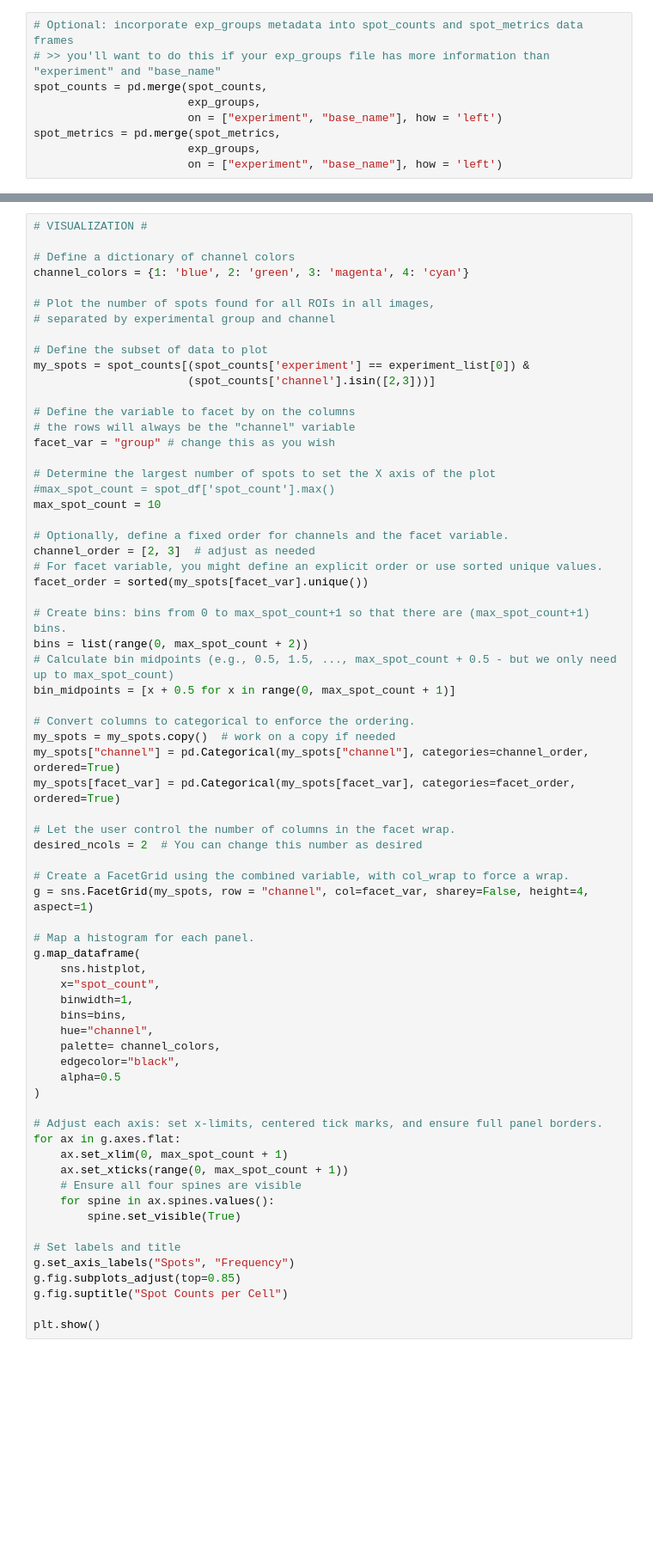
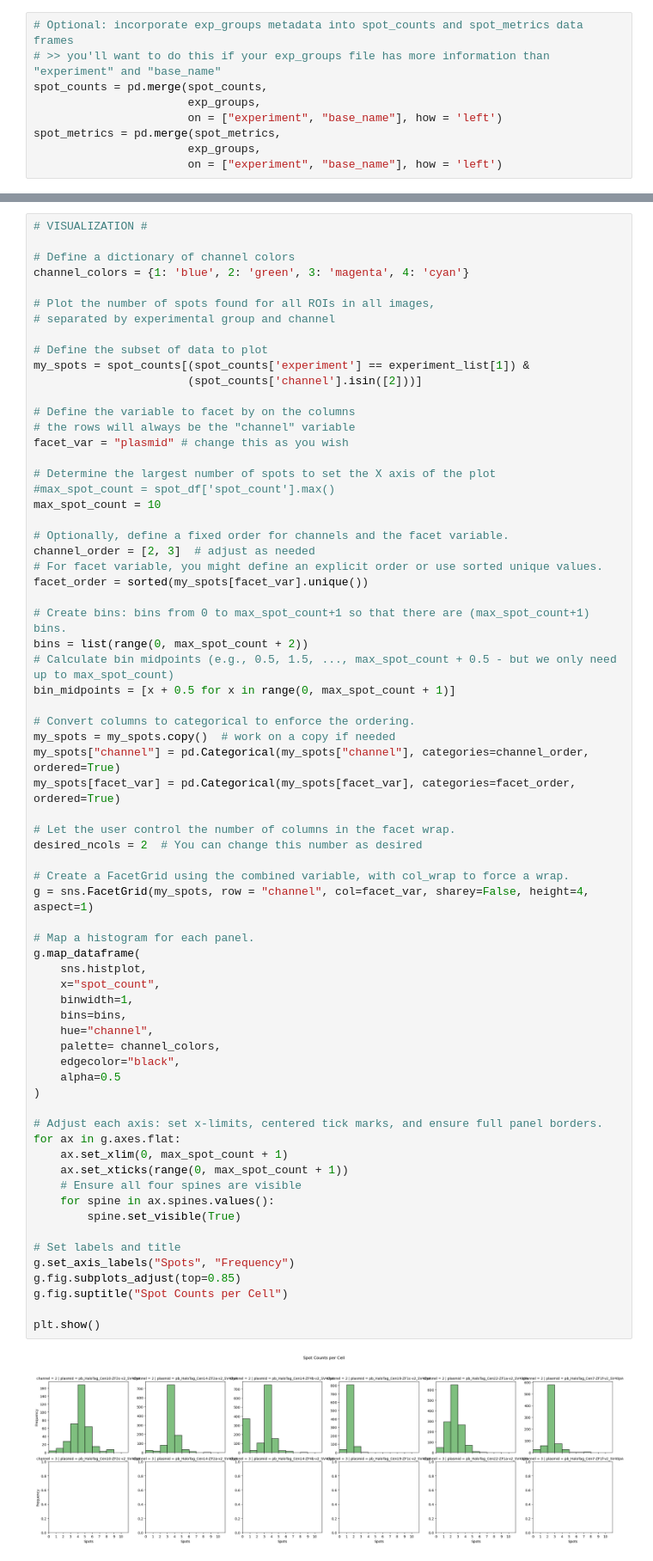
Before and after one commit to timotheelionnet/python_image-analysis, a Jupyter notebook: notebooks/spot-findr.ipynb, the cells around one changed output, grey strips where cells are left out. Shown at 86% size. Drawn from its saved outputs; the diff is of its cells as text; blank space fills up the shorter version.

```diff
--- a/notebooks/spot-findr.ipynb
+++ b/notebooks/spot-findr.ipynb
@@ -554,12 +561,12 @@ channel_colors = {1: 'blue', 2: 'green', 3: 'magenta', 4: 'cyan'}
 # separated by experimental group and channel
 
 # Define the subset of data to plot
-my_spots = spot_counts[(spot_counts['experiment'] == experiment_list[0]) &
-                       (spot_counts['channel'].isin([2,3]))]
+my_spots = spot_counts[(spot_counts['experiment'] == experiment_list[1]) &
+                       (spot_counts['channel'].isin([2]))]
 
 # Define the variable to facet by on the columns
 # the rows will always be the "channel" variable
-facet_var = "group" # change this as you wish
+facet_var = "plasmid" # change this as you wish
 
 # Determine the largest number of spots to set the X axis of the plot
 #max_spot_count = spot_df['spot_count'].max()
@@ -585,30 +592,32 @@ desired_ncols = 2  # You can change this number as desired
 
 # Create a FacetGrid using the combined variable, with col_wrap to force a wrap.
 g = sns.FacetGrid(my_spots, row = "channel", col=facet_var, sharey=False, height=4, aspect=1)
 
 # Map a histogram for each panel.
 g.map_dataframe(
     sns.histplot,
     x="spot_count",
     binwidth=1,
     bins=bins,
     hue="channel",
     palette= channel_colors,
     edgecolor="black",
     alpha=0.5
 )
 
 # Adjust each axis: set x-limits, centered tick marks, and ensure full panel borders.
 for ax in g.axes.flat:
     ax.set_xlim(0, max_spot_count + 1)
     ax.set_xticks(range(0, max_spot_count + 1))
     # Ensure all four spines are visible
     for spine in ax.spines.values():
         spine.set_visible(True)
 
 # Set labels and title
 g.set_axis_labels("Spots", "Frequency")
 g.fig.subplots_adjust(top=0.85)
 g.fig.suptitle("Spot Counts per Cell")
 
 plt.show()
+# %% [output]
+[figure, added]
```
Also changed, not shown: parts of 10 cells of this notebook, 2 other files.
